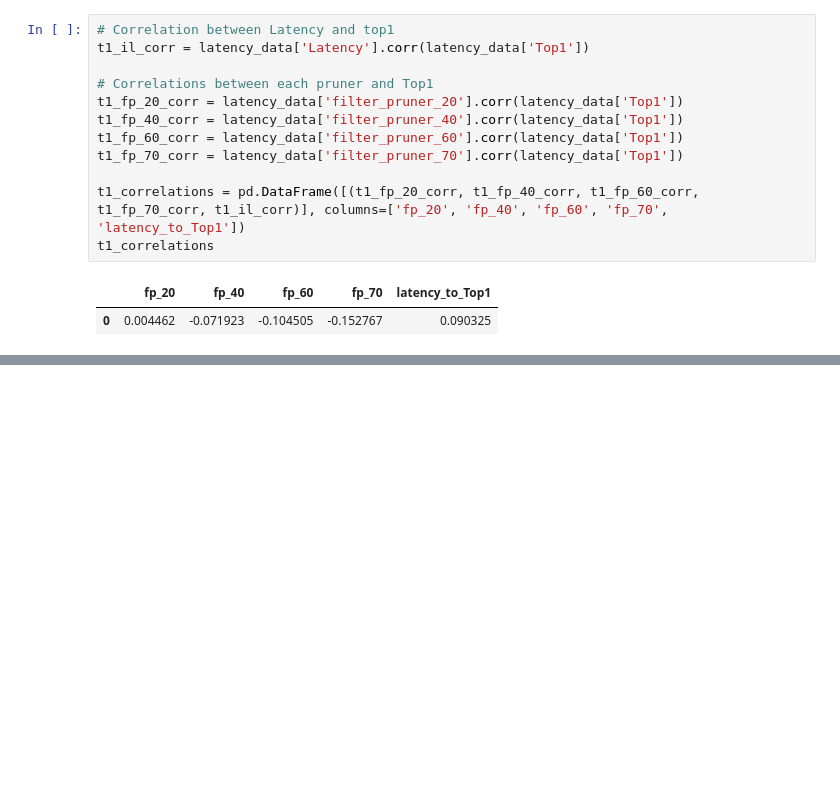
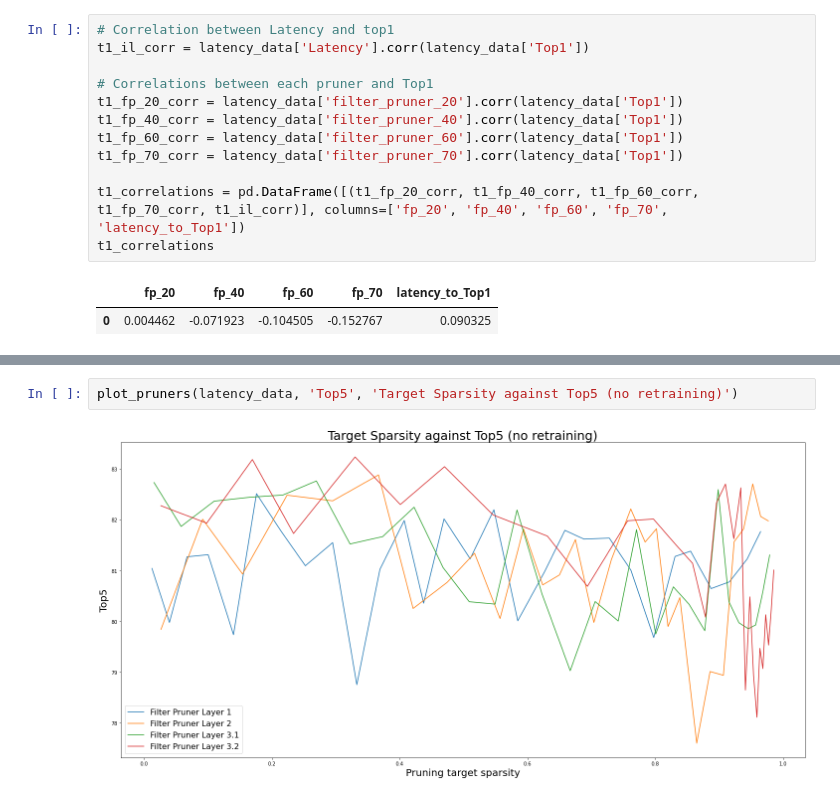
Before and after one commit to friedforfun/Dissertation, a Jupyter notebook: DataVisualisation/Datavis.ipynb, the cells around one changed output, grey strips where cells are left out. Drawn from its saved outputs; the diff is of its cells as text; blank space fills up the shorter version.

```diff
--- a/DataVisualisation/Datavis.ipynb
+++ b/DataVisualisation/Datavis.ipynb
@@ -209,0 +185,4 @@ plt.show()
+# %%
+plot_pruners(latency_data, 'Top5', 'Target Sparsity against Top5 (no retraining)')
+# %% [output]
+[figure, added]
```
Also changed, not shown: parts of 18 cells of this notebook.
